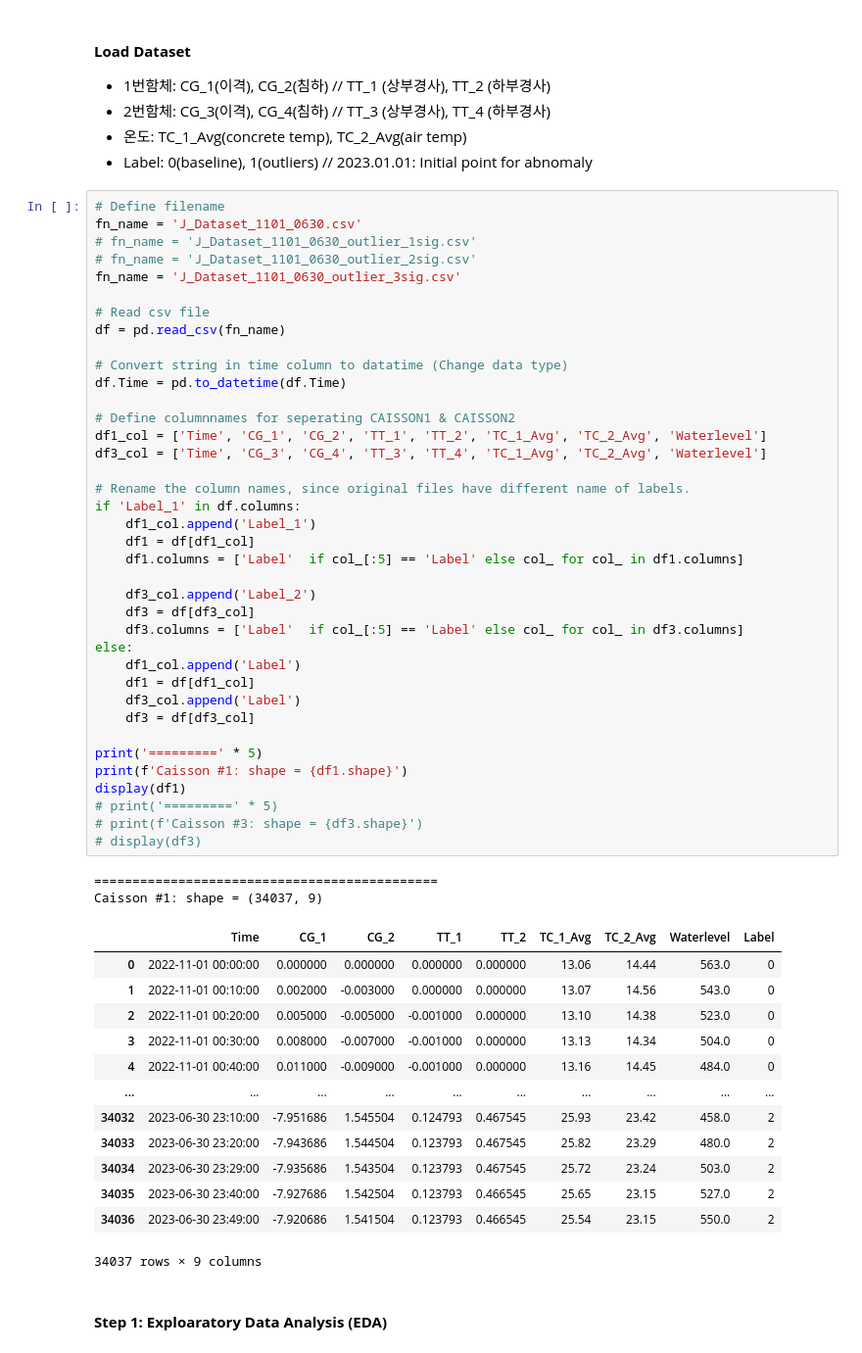
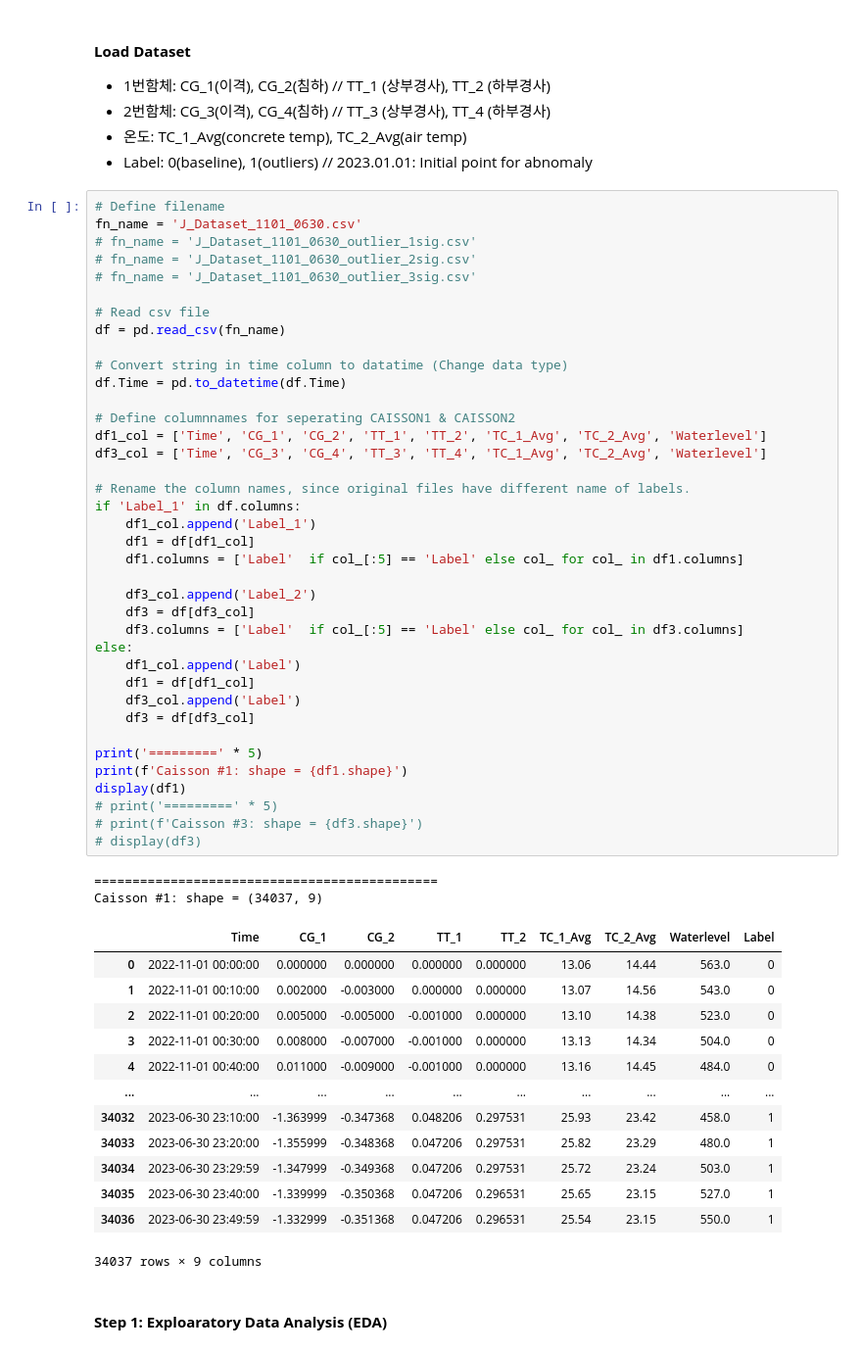
Before and after one commit to seungsab/Robust_Outlier_detection, a Jupyter notebook: 20230712_인천항_데이터_항만인프라/Step1_Expoloratory_Data_Analysis_Incheon_porTinfra.ipynb, the cells around one changed output. Shown at 98% size. Saved outputs shown, nothing was run; the diff lists cells and outputs as text.

```diff
--- a/20230712_인천항_데이터_항만인프라/Step1_Expoloratory_Data_Analysis_Incheon_porTinfra.ipynb
+++ b/20230712_인천항_데이터_항만인프라/Step1_Expoloratory_Data_Analysis_Incheon_porTinfra.ipynb
@@ -29,7 +29,7 @@ mpl.rcParams['axes.unicode_minus'] = False
 fn_name = 'J_Dataset_1101_0630.csv'
 # fn_name = 'J_Dataset_1101_0630_outlier_1sig.csv'
 # fn_name = 'J_Dataset_1101_0630_outlier_2sig.csv'
-fn_name = 'J_Dataset_1101_0630_outlier_3sig.csv'
+# fn_name = 'J_Dataset_1101_0630_outlier_3sig.csv'
 
 # Read csv file
 df = pd.read_csv(fn_name)
@@ -45,38 +45,38 @@ df3_col = ['Time', 'CG_3', 'CG_4', 'TT_3', 'TT_4', 'TC_1_Avg', 'TC_2_Avg', 'Wate
 if 'Label_1' in df.columns:
     df1_col.append('Label_1')
     df1 = df[df1_col]
     df1.columns = ['Label'  if col_[:5] == 'Label' else col_ for col_ in df1.columns]
 
     df3_col.append('Label_2')
     df3 = df[df3_col]
     df3.columns = ['Label'  if col_[:5] == 'Label' else col_ for col_ in df3.columns]
 else:
     df1_col.append('Label')
     df1 = df[df1_col]
     df3_col.append('Label')
     df3 = df[df3_col]
 
 print('=========' * 5)
 print(f'Caisson #1: shape = {df1.shape}')
 display(df1)
 # print('=========' * 5)
 # print(f'Caisson #3: shape = {df3.shape}')
 # display(df3)
 # %% [output]
 =============================================
 Caisson #1: shape = (34037, 9)
 |  | Time | CG_1 | CG_2 | TT_1 | TT_2 | TC_1_Avg | TC_2_Avg | Waterlevel | Label |
 | 0 | 2022-11-01 00:00:00 | 0.000000 | 0.000000 | 0.000000 | 0.000000 | 13.06 | 14.44 | 563.0 | 0 |
 | 1 | 2022-11-01 00:10:00 | 0.002000 | -0.003000 | 0.000000 | 0.000000 | 13.07 | 14.56 | 543.0 | 0 |
 | 2 | 2022-11-01 00:20:00 | 0.005000 | -0.005000 | -0.001000 | 0.000000 | 13.10 | 14.38 | 523.0 | 0 |
 | 3 | 2022-11-01 00:30:00 | 0.008000 | -0.007000 | -0.001000 | 0.000000 | 13.13 | 14.34 | 504.0 | 0 |
 | 4 | 2022-11-01 00:40:00 | 0.011000 | -0.009000 | -0.001000 | 0.000000 | 13.16 | 14.45 | 484.0 | 0 |
 | ... | ... | ... | ... | ... | ... | ... | ... | ... | ... |
-| 34032 | 2023-06-30 23:10:00 | -7.951686 | 1.545504 | 0.124793 | 0.467545 | 25.93 | 23.42 | 458.0 | 2 |
-| 34033 | 2023-06-30 23:20:00 | -7.943686 | 1.544504 | 0.123793 | 0.467545 | 25.82 | 23.29 | 480.0 | 2 |
-| 34034 | 2023-06-30 23:29:00 | -7.935686 | 1.543504 | 0.123793 | 0.467545 | 25.72 | 23.24 | 503.0 | 2 |
-| 34035 | 2023-06-30 23:40:00 | -7.927686 | 1.542504 | 0.123793 | 0.466545 | 25.65 | 23.15 | 527.0 | 2 |
-| 34036 | 2023-06-30 23:49:00 | -7.920686 | 1.541504 | 0.123793 | 0.466545 | 25.54 | 23.15 | 550.0 | 2 |
+| 34032 | 2023-06-30 23:10:00 | -1.363999 | -0.347368 | 0.048206 | 0.297531 | 25.93 | 23.42 | 458.0 | 1 |
+| 34033 | 2023-06-30 23:20:00 | -1.355999 | -0.348368 | 0.047206 | 0.297531 | 25.82 | 23.29 | 480.0 | 1 |
+| 34034 | 2023-06-30 23:29:59 | -1.347999 | -0.349368 | 0.047206 | 0.297531 | 25.72 | 23.24 | 503.0 | 1 |
+| 34035 | 2023-06-30 23:40:00 | -1.339999 | -0.350368 | 0.047206 | 0.296531 | 25.65 | 23.15 | 527.0 | 1 |
+| 34036 | 2023-06-30 23:49:59 | -1.332999 | -0.351368 | 0.047206 | 0.296531 | 25.54 | 23.15 | 550.0 | 1 |
 34037 rows × 9 columns
 # %% [markdown]
 #### **Step 1: Exploaratory Data Analysis (EDA)**
```
Also changed, not shown: parts of 19 cells of this notebook, 5 other files.
